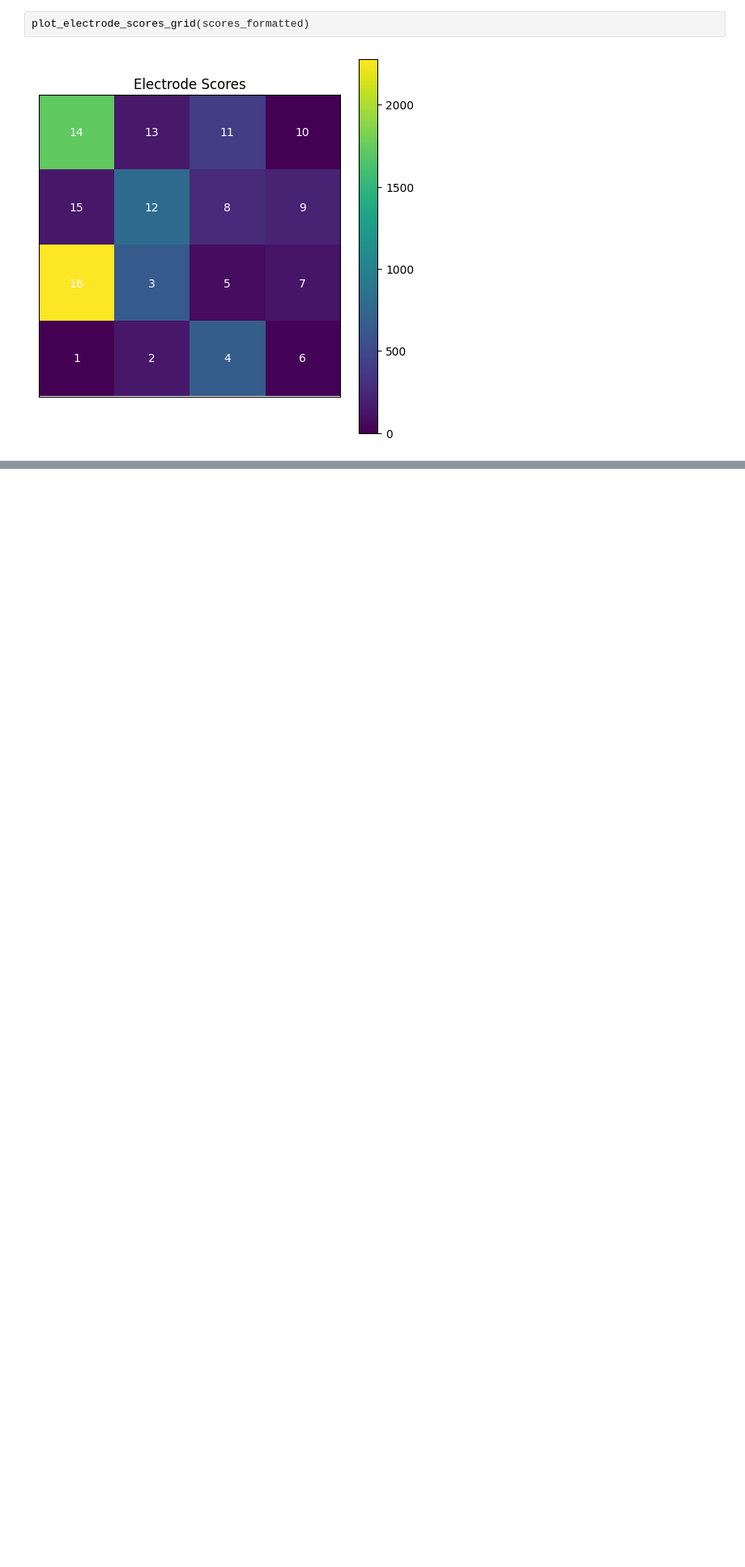
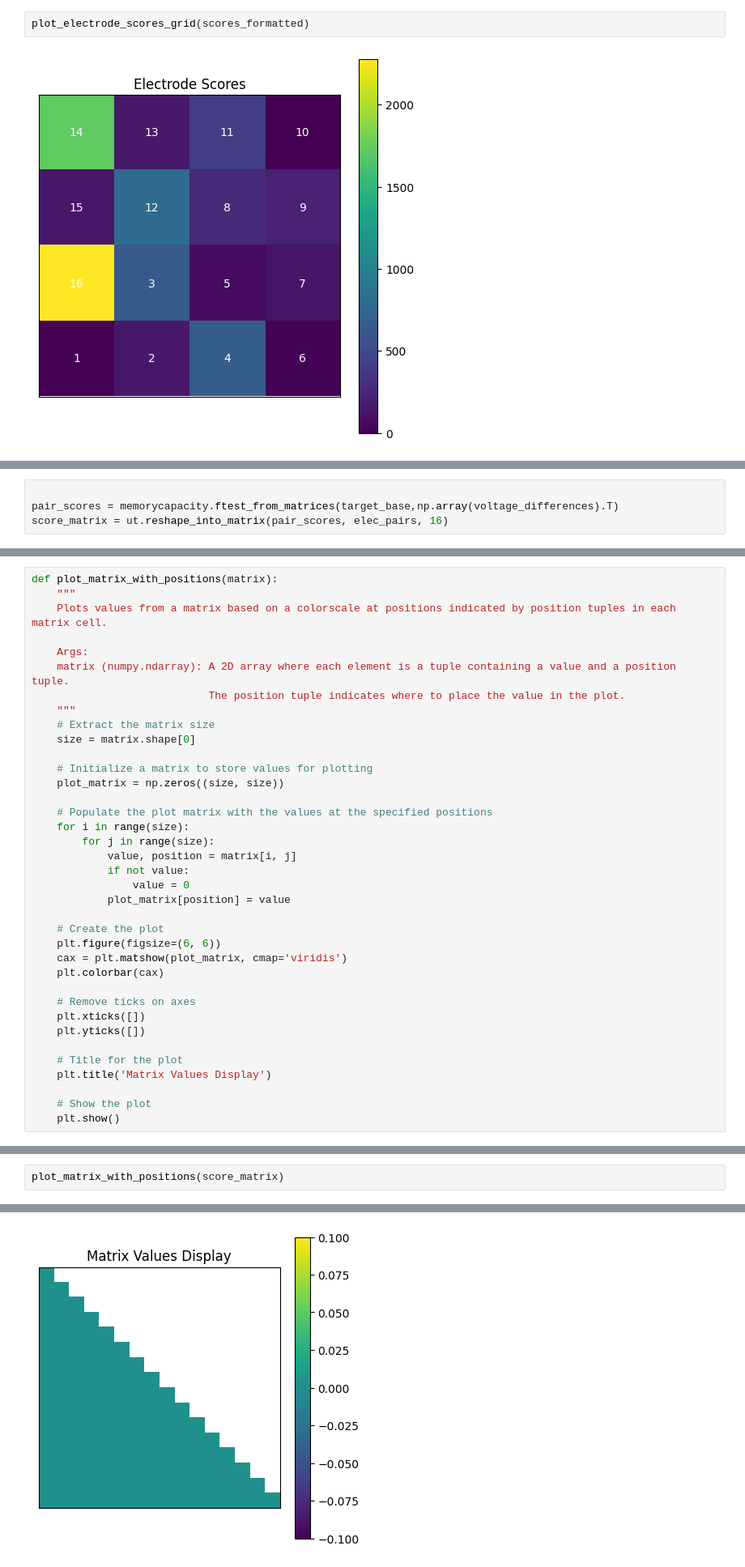
Before and after one commit to nanotechdave/RCDA, a Jupyter notebook: data_analisys.ipynb, the cells around one changed output, grey strips where cells are left out. Shown: that part at 81% size. Cells and saved outputs as stored; diff of their text form; blank space fills up the shorter version.

```diff
--- a/data_analisys.ipynb
+++ b/data_analisys.ipynb
@@ -160,0 +183,4 @@ plot_electrode_scores_grid(scores_formatted)
+# %%
+
+pair_scores = memorycapacity.ftest_from_matrices(target_base,np.array(voltage_differences).T)
+score_matrix = ut.reshape_into_matrix(pair_scores, elec_pairs, 16)
@@ -160,0 +205,37 @@ plot_electrode_scores_grid(scores_formatted)
+# %%
+def plot_matrix_with_positions(matrix):
+    """
+    Plots values from a matrix based on a colorscale at positions indicated by position tuples in each matrix cell.
+
+    Args:
+    matrix (numpy.ndarray): A 2D array where each element is a tuple containing a value and a position tuple.
+                            The position tuple indicates where to place the value in the plot.
+    """
+    # Extract the matrix size
+    size = matrix.shape[0]
+
+    # Initialize a matrix to store values for plotting
+    plot_matrix = np.zeros((size, size))
+
+    # Populate the plot matrix with the values at the specified positions
+    for i in range(size):
+        for j in range(size):
+            value, position = matrix[i, j]
+            if not value:
+                value = 0
+            plot_matrix[position] = value
+
+    # Create the plot
+    plt.figure(figsize=(6, 6))
+    cax = plt.matshow(plot_matrix, cmap='viridis')
+    plt.colorbar(cax)
+
+    # Remove ticks on axes
+    plt.xticks([])
+    plt.yticks([])
+
+    # Title for the plot
+    plt.title('Matrix Values Display')
+
+    # Show the plot
+    plt.show()
@@ -160,0 +246,3 @@ plot_electrode_scores_grid(scores_formatted)
+# %%
+plot_matrix_with_positions(score_matrix)
+# %% [output]
@@ -160,0 +250 @@ plot_electrode_scores_grid(scores_formatted)
+[figure, added]
```
Also changed, not shown: parts of 5 cells of this notebook, 4 other files.
